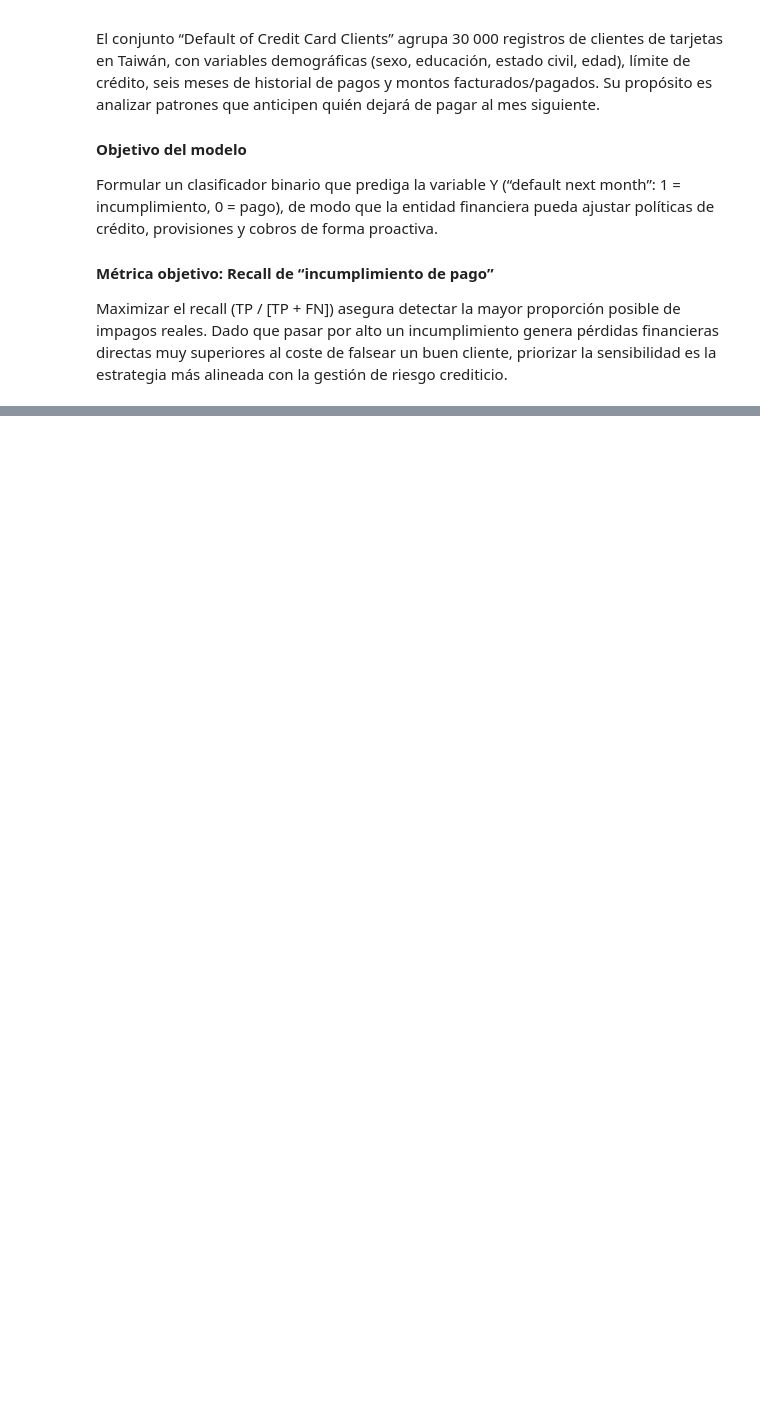
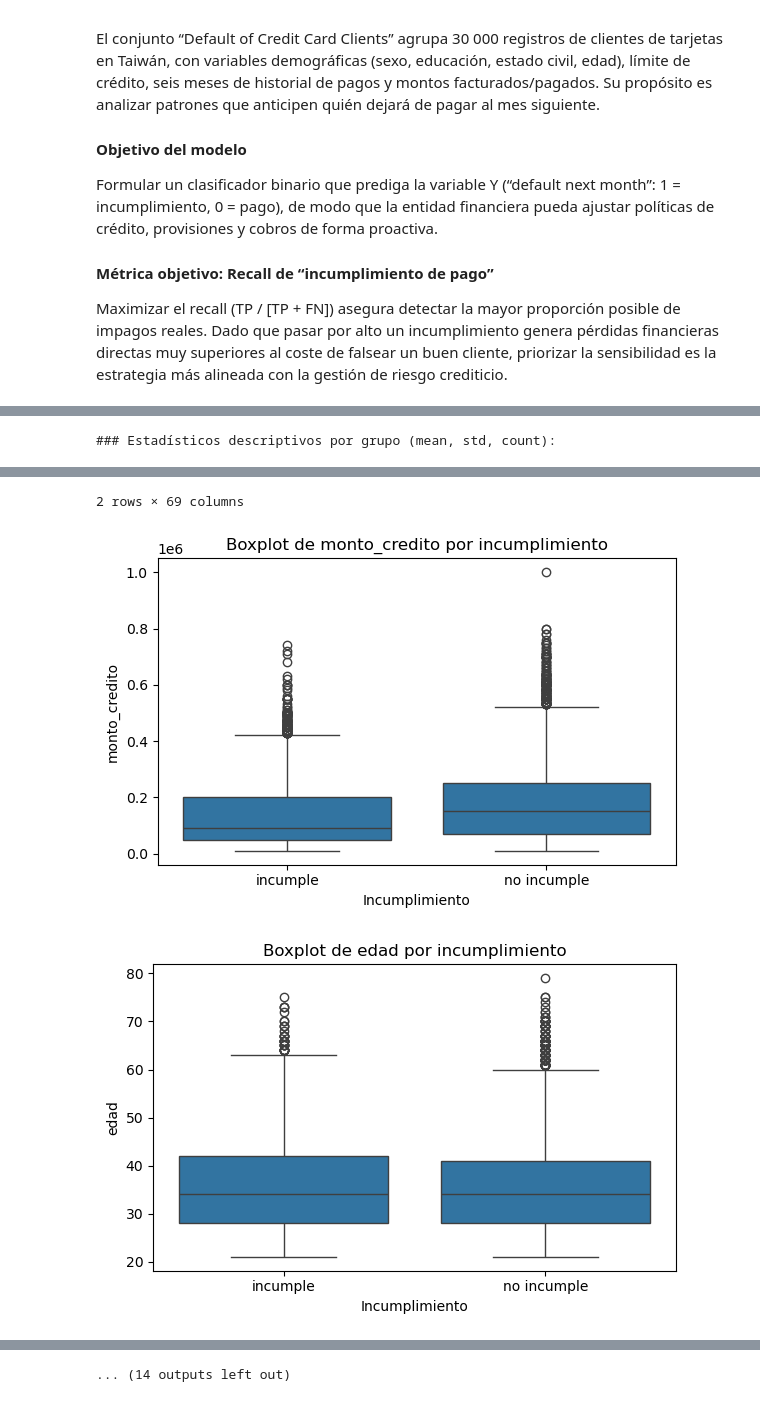
Before and after one commit to sgurdian/ml_default_credit_card_clients, a Jupyter notebook: notebooks/ml_project_DCCC.ipynb, the cells around one changed output, grey strips where cells are left out. Saved outputs shown, nothing was run; the diff lists cells and outputs as text; code cells hidden in the pictures; blank space fills up the shorter version.

```diff
--- a/notebooks/ml_project_DCCC.ipynb
+++ b/notebooks/ml_project_DCCC.ipynb
@@ -593,0 +580,29 @@ Error:
+# %%
+# Comparación de medias y dispersión por grupo de incumplimiento
+
+
+# Identificar variables numéricas (excluyendo ID y target)
+numeric_vars = df_dccc.select_dtypes(include='number') \
+                     .columns.drop(['cliente_id', 'incumplimiento'])
+
+# Estadísticos descriptivos por grupo (mean, std, count)
+group_stats = (
+    df_dccc
+    .groupby('incumplimiento_txt')[numeric_vars]
+    .agg(['mean', 'std', 'count'])
+    .round(2)
+)
+print("### Estadísticos descriptivos por grupo (mean, std, count):")
+display(group_stats)
+
+# Visualización de dispersión con boxplots
+for col in numeric_vars:
+    plt.figure(figsize=(6,4))
+    sns.boxplot(x='incumplimiento_txt', y=col, data=df_dccc)
+    plt.title(f'Boxplot de {col} por incumplimiento')
+    plt.xlabel('Incumplimiento')
+    plt.ylabel(col)
+    plt.tight_layout()
+    plt.show()
+# %% [output]
+### Estadísticos descriptivos por grupo (mean, std, count):
@@ -593,0 +614,3 @@ Error:
+2 rows × 69 columns
+[figure, added]
+[figure, added]
@@ -593,0 +624 @@ Error:
+... (14 outputs left out)
```
Also changed, not shown: parts of 21 cells of this notebook.
